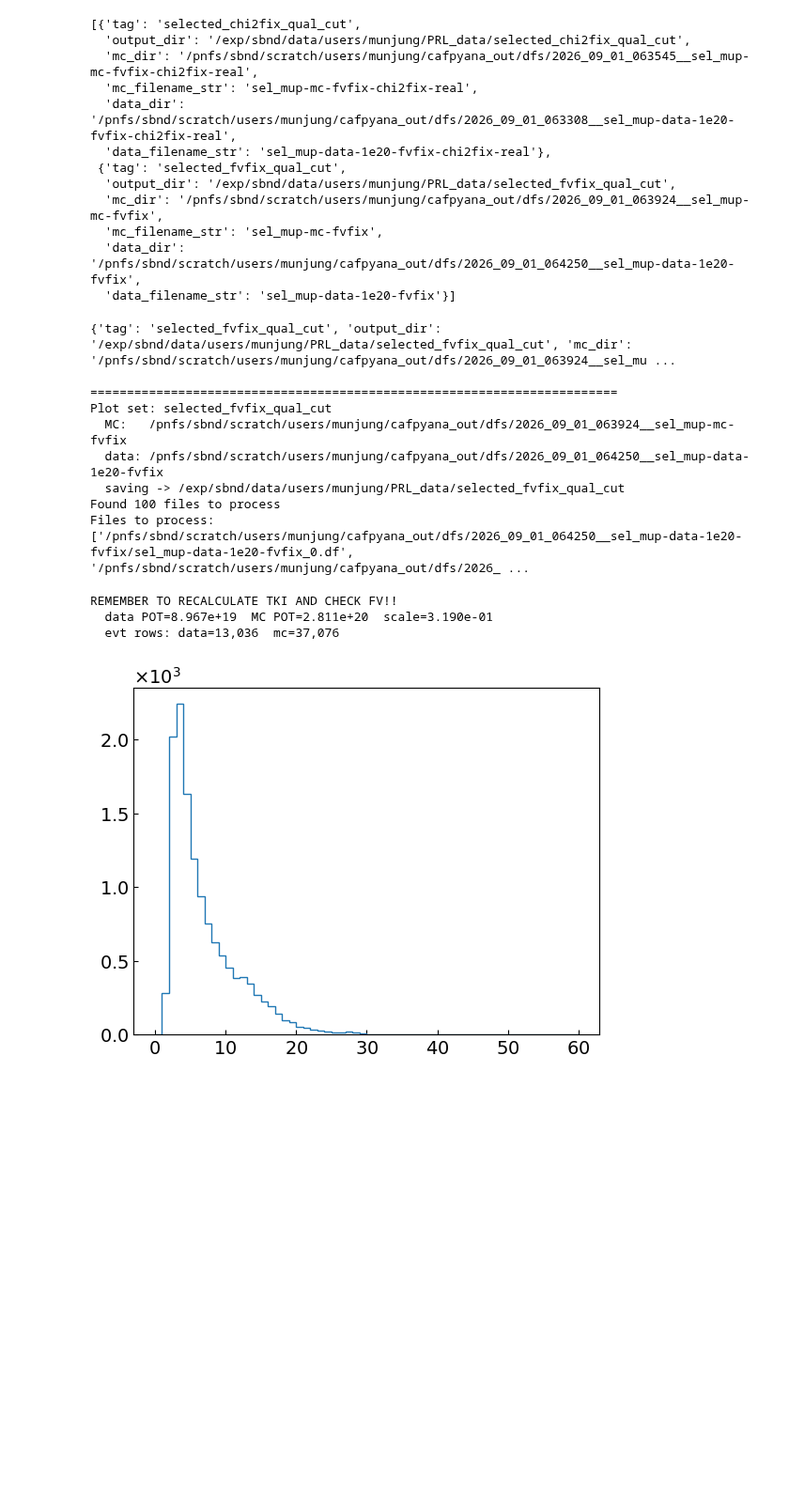
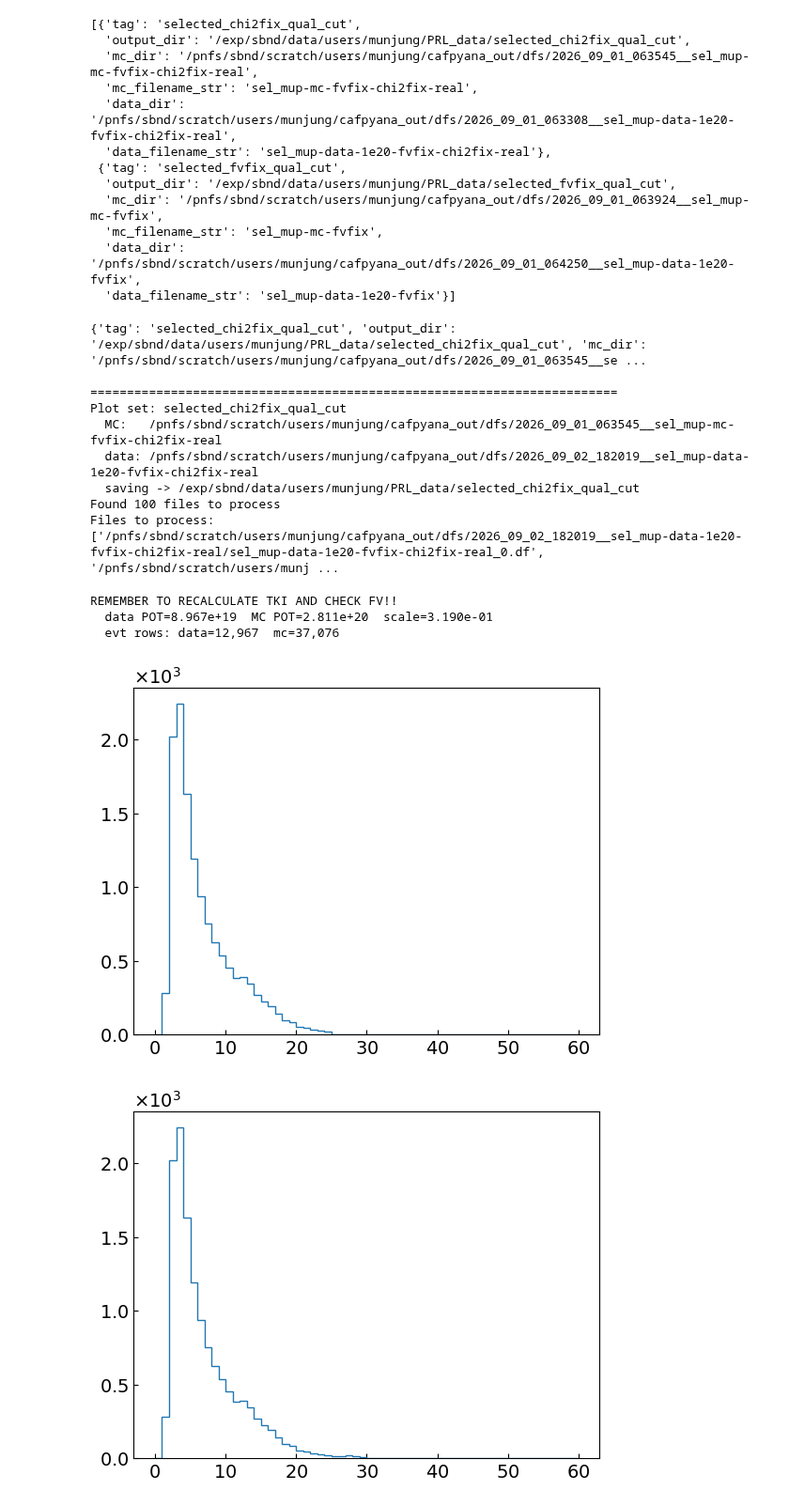
Before and after one commit to wjdanswjddl/cafpyana, a Jupyter notebook: analysis_village/numucc_1p0pi/notebooks/selected_xsec_overlay.ipynb, the cells around one changed output. Shown at 94% size. Cells and saved outputs as stored; diff of their text form; code cells hidden in the pictures; blank space fills up the shorter version.

```diff
--- a/analysis_village/numucc_1p0pi/notebooks/selected_xsec_overlay.ipynb
+++ b/analysis_village/numucc_1p0pi/notebooks/selected_xsec_overlay.ipynb
@@ -61,7 +61,7 @@ PLOT_SETS = [
         'output_dir': path.join(OUTPUT_BASE, 'selected_chi2fix_qual_cut'),
         'mc_dir': path.join(DFS_ROOT, '2026_09_01_063545__sel_mup-mc-fvfix-chi2fix-real'),
         'mc_filename_str': 'sel_mup-mc-fvfix-chi2fix-real',
-        'data_dir': path.join(DFS_ROOT, '2026_09_01_063308__sel_mup-data-1e20-fvfix-chi2fix-real'),
+        'data_dir': path.join(DFS_ROOT, '2026_09_02_182019__sel_mup-data-1e20-fvfix-chi2fix-real'),
         'data_filename_str': 'sel_mup-data-1e20-fvfix-chi2fix-real',
     },
     {
@@ -252,7 +252,7 @@ PLOT_SETS
   'data_dir': '/pnfs/sbnd/scratch/users/munjung/cafpyana_out/dfs/2026_09_01_064250__sel_mup-data-1e20-fvfix',
   'data_filename_str': 'sel_mup-data-1e20-fvfix'}]
 # %%
-plot_set = PLOT_SETS[1]
+plot_set = PLOT_SETS[0]
 print(plot_set)
 
 tag = plot_set['tag']
@@ -269,18 +269,18 @@ if save_fig:
 data_evt, data_hdr = load_sample(plot_set['data_dir'], plot_set['data_filename_str'])
 pot_label = setup_pot_weights(mc_evt, mc_hdr, data_evt, data_hdr)
 # %% [output]
-{'tag': 'selected_fvfix_qual_cut', 'output_dir': '/exp/sbnd/data/users/munjung/PRL_data/selected_fvfix_qual_cut', 'mc_dir': '/pnfs/sbnd/scratch/users/munjung/cafpyana_out/dfs/2026_09_01_063924__sel_mu ...
+{'tag': 'selected_chi2fix_qual_cut', 'output_dir': '/exp/sbnd/data/users/munjung/PRL_data/selected_chi2fix_qual_cut', 'mc_dir': '/pnfs/sbnd/scratch/users/munjung/cafpyana_out/dfs/2026_09_01_063545__se ...
 
 ========================================================================
-Plot set: selected_fvfix_qual_cut
-  MC:   /pnfs/sbnd/scratch/users/munjung/cafpyana_out/dfs/2026_09_01_063924__sel_mup-mc-fvfix
-  data: /pnfs/sbnd/scratch/users/munjung/cafpyana_out/dfs/2026_09_01_064250__sel_mup-data-1e20-fvfix
-  saving -> /exp/sbnd/data/users/munjung/PRL_data/selected_fvfix_qual_cut
+Plot set: selected_chi2fix_qual_cut
+  MC:   /pnfs/sbnd/scratch/users/munjung/cafpyana_out/dfs/2026_09_01_063545__sel_mup-mc-fvfix-chi2fix-real
+  data: /pnfs/sbnd/scratch/users/munjung/cafpyana_out/dfs/2026_09_02_182019__sel_mup-data-1e20-fvfix-chi2fix-real
+  saving -> /exp/sbnd/data/users/munjung/PRL_data/selected_chi2fix_qual_cut
 Found 100 files to process
-Files to process: ['/pnfs/sbnd/scratch/users/munjung/cafpyana_out/dfs/2026_09_01_064250__sel_mup-data-1e20-fvfix/sel_mup-data-1e20-fvfix_0.df', '/pnfs/sbnd/scratch/users/munjung/cafpyana_out/dfs/2026_ ...
+Files to process: ['/pnfs/sbnd/scratch/users/munjung/cafpyana_out/dfs/2026_09_02_182019__sel_mup-data-1e20-fvfix-chi2fix-real/sel_mup-data-1e20-fvfix-chi2fix-real_0.df', '/pnfs/sbnd/scratch/users/munj ...
 REMEMBER TO RECALCULATE TKI AND CHECK FV!!
   data POT=8.967e+19  MC POT=2.811e+20  scale=3.190e-01
-  evt rows: data=13,036  mc=37,076
+  evt rows: data=12,967  mc=37,076
 # %%
 def avg_chi2(df, var_name):
     planes = ['I0', 'I1', 'I2']
@@ -293,6 +293,15 @@ def avg_chi2(df, var_name):
     chi2_df = chi2_df.replace(0, np.nan)
     avg = chi2_df.mean(axis=1, skipna=True)
     return avg
+# %%
+score_tag = ""
+chimu_avg = avg_chi2(data_evt.mu, f"chi2_muon{score_tag}")
+var = chimu_avg
+bins = np.linspace(0, 60, 61)
+plt.hist(var, bins=bins, histtype='step')
+plt.show()
+# %% [output]
+[figure, added]
 # %%
 score_tag = ""
 chimu_avg = avg_chi2(data_evt.mu, f"chi2_muon{score_tag}")
```
Also changed, not shown: 20 other files.
